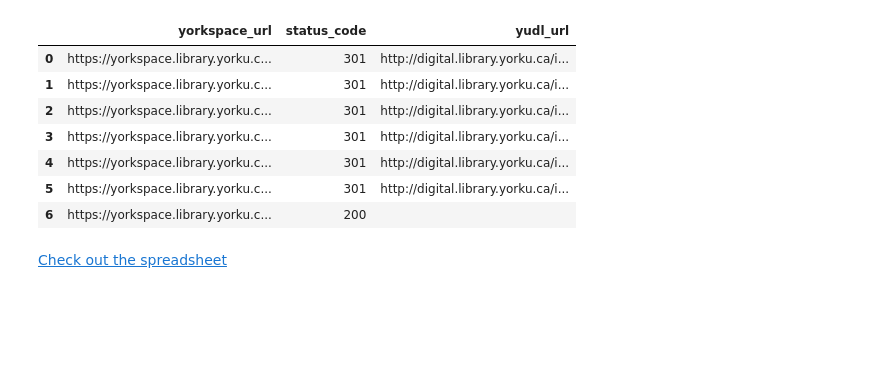
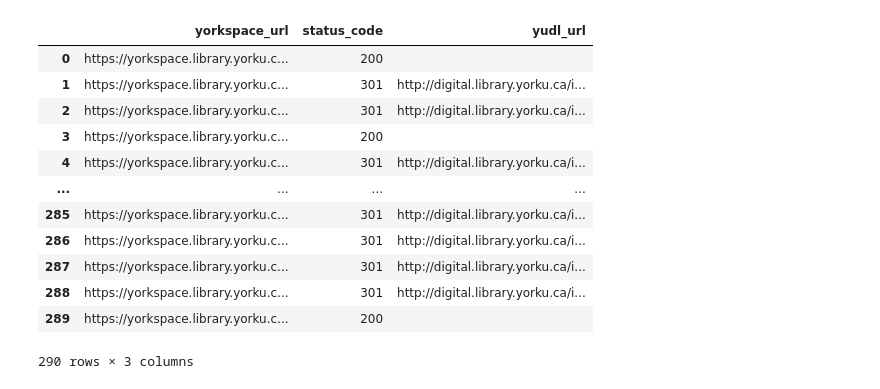
Before and after one commit to yorkulibraries/notebooks, a Jupyter notebook: yorkspace_audit.ipynb, the cells around one changed output. Saved outputs shown, nothing was run; the diff lists cells and outputs as text; code cells hidden in the pictures; blank space fills up the shorter version.

```diff
--- a/yorkspace_audit.ipynb
+++ b/yorkspace_audit.ipynb
@@ -31,0 +17,6 @@ df
+# %%
+york50_audit = spreadsheet.worksheet("york50_audit")
+york50_handles = ("https://docs.google.com/spreadsheets/d/1_j2-7xBFUqmZCcQYj1WJIZtAVuEwh2glPKqTrlgymrM/edit#gid=339272735").replace('/edit#gid=', '/export?format=csv&gid=')
+# %%
+york50_df = pd.read_csv(york50_handles)
+york50_df
@@ -32,13 +37,18 @@ df
 # %%
-df['status_code'] = df.apply(lambda row: str(requests.get(row.yorkspace_url, allow_redirects=False).status_code), axis=1)
-df['yudl_url'] = df.apply(lambda row: requests.get(row.yorkspace_url, allow_redirects=False).headers['Location'] if requests.get(row.yorkspace_url, allow_redirects=False).status_code==301 else "", axis=1)
-df
+york50_df['status_code'] = york50_df.apply(lambda row: str(requests.get(row.yorkspace_url, allow_redirects=False).status_code), axis=1)
+york50_df['yudl_url'] = york50_df.apply(lambda row: requests.get(row.yorkspace_url, allow_redirects=False).headers['Location'] if requests.get(row.yorkspace_url, allow_redirects=False).status_code==301 else "", axis=1)
+york50_df
 # %% [output]
 |  | yorkspace_url | status_code | yudl_url |
-| 0 | https://yorkspace.library.yorku.c... | 301 | http://digital.library.yorku.ca/i... |
+| 0 | https://yorkspace.library.yorku.c... | 200 |  |
 | 1 | https://yorkspace.library.yorku.c... | 301 | http://digital.library.yorku.ca/i... |
 | 2 | https://yorkspace.library.yorku.c... | 301 | http://digital.library.yorku.ca/i... |
-| 3 | https://yorkspace.library.yorku.c... | 301 | http://digital.library.yorku.ca/i... |
+| 3 | https://yorkspace.library.yorku.c... | 200 |  |
 | 4 | https://yorkspace.library.yorku.c... | 301 | http://digital.library.yorku.ca/i... |
-| 5 | https://yorkspace.library.yorku.c... | 301 | http://digital.library.yorku.ca/i... |
-| 6 | https://yorkspace.library.yorku.c... | 200 |  |
+| ... | ... | ... | ... |
+| 285 | https://yorkspace.library.yorku.c... | 301 | http://digital.library.yorku.ca/i... |
+| 286 | https://yorkspace.library.yorku.c... | 301 | http://digital.library.yorku.ca/i... |
+| 287 | https://yorkspace.library.yorku.c... | 301 | http://digital.library.yorku.ca/i... |
+| 288 | https://yorkspace.library.yorku.c... | 301 | http://digital.library.yorku.ca/i... |
+| 289 | https://yorkspace.library.yorku.c... | 200 |  |
+290 rows × 3 columns
@@ -47,2 +54,0 @@ set_with_dataframe(worksheet, df)
-# %% [markdown]
-[Check out the spreadsheet](https://docs.google.com/spreadsheets/d/1_j2-7xBFUqmZCcQYj1WJIZtAVuEwh2glPKqTrlgymrM/edit#gid=0)
```
Also changed, not shown: parts of 18 cells of this notebook.
